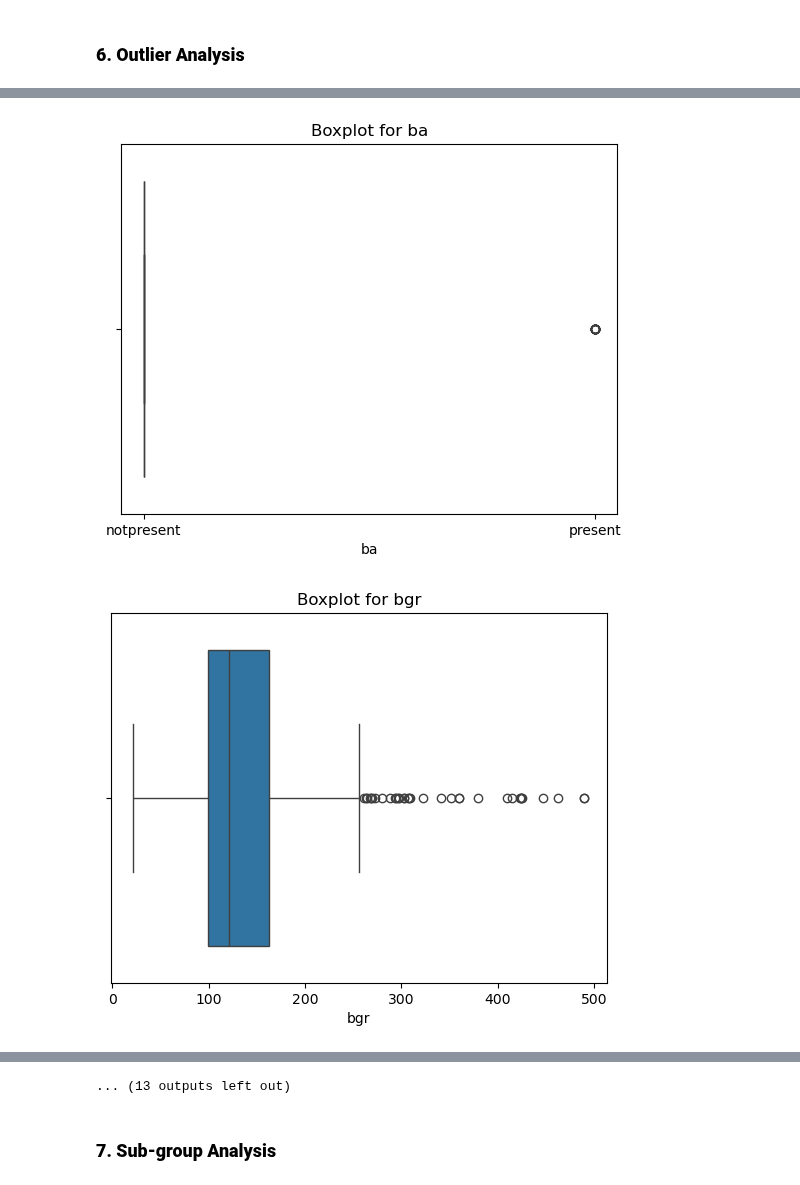
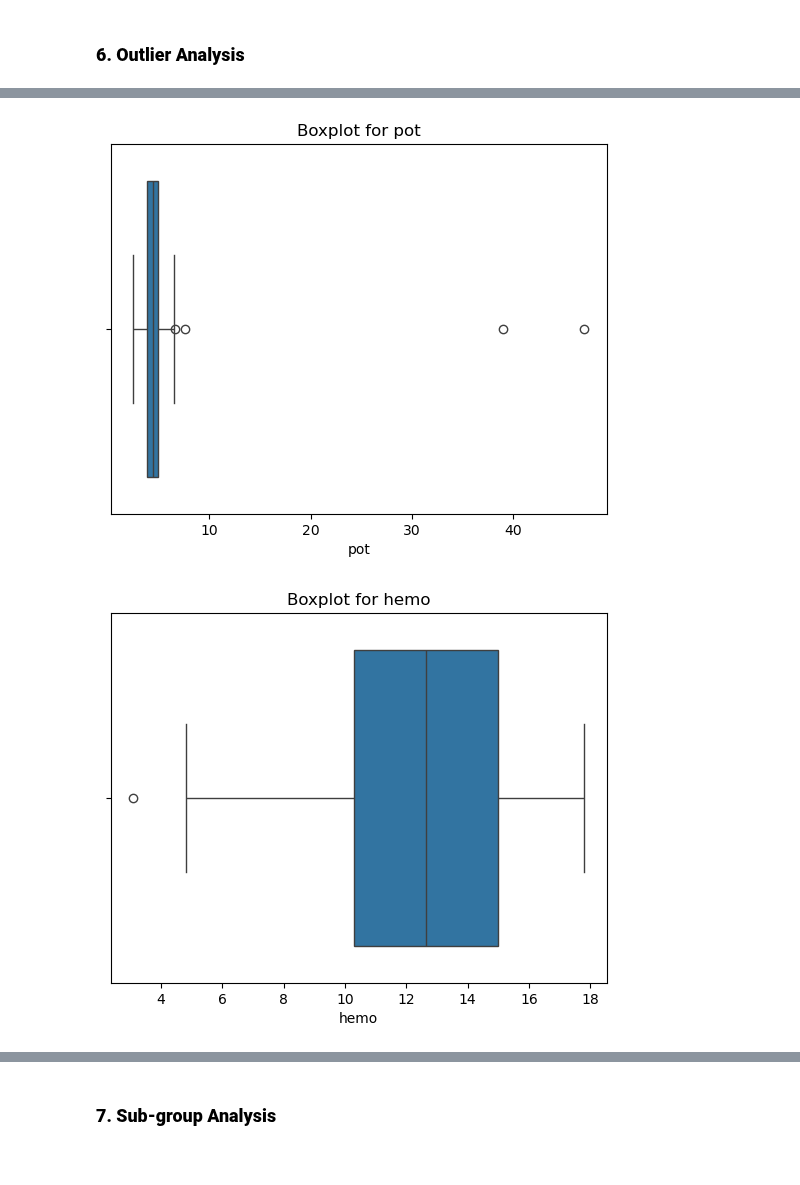
Before and after one commit to Barkesty/Project-Chronic-Kidney-Disease-Classification-Challenge, a Jupyter notebook: project.ipynb, the cells around one changed output, grey strips where cells are left out. Cells and saved outputs as stored; diff of their text form; code cells hidden in the pictures.

```diff
--- a/project.ipynb
+++ b/project.ipynb
@@ -265,7 +265,7 @@ dtype: float64
 # %% [markdown]
 ### **6. Outlier Analysis**
 # %%
-for column in df.columns:
+for column in df[num_col].columns:
     sns.boxplot(x=df[column])
     plt.title(f'Boxplot for {column}')
     plt.show()
@@ -281,2 +281,2 @@ for column in df.columns:
-[figure, old version]
+[figure, new version]
-[figure, old version]
+[figure, new version]
@@ -285,4 +284,3 @@ for column in df.columns:
-... (13 outputs left out)
 # %% [markdown]
 ### **7. Sub-group Analysis**
 # %% [markdown]
```
Also changed, not shown: parts of 1 cell of this notebook.
